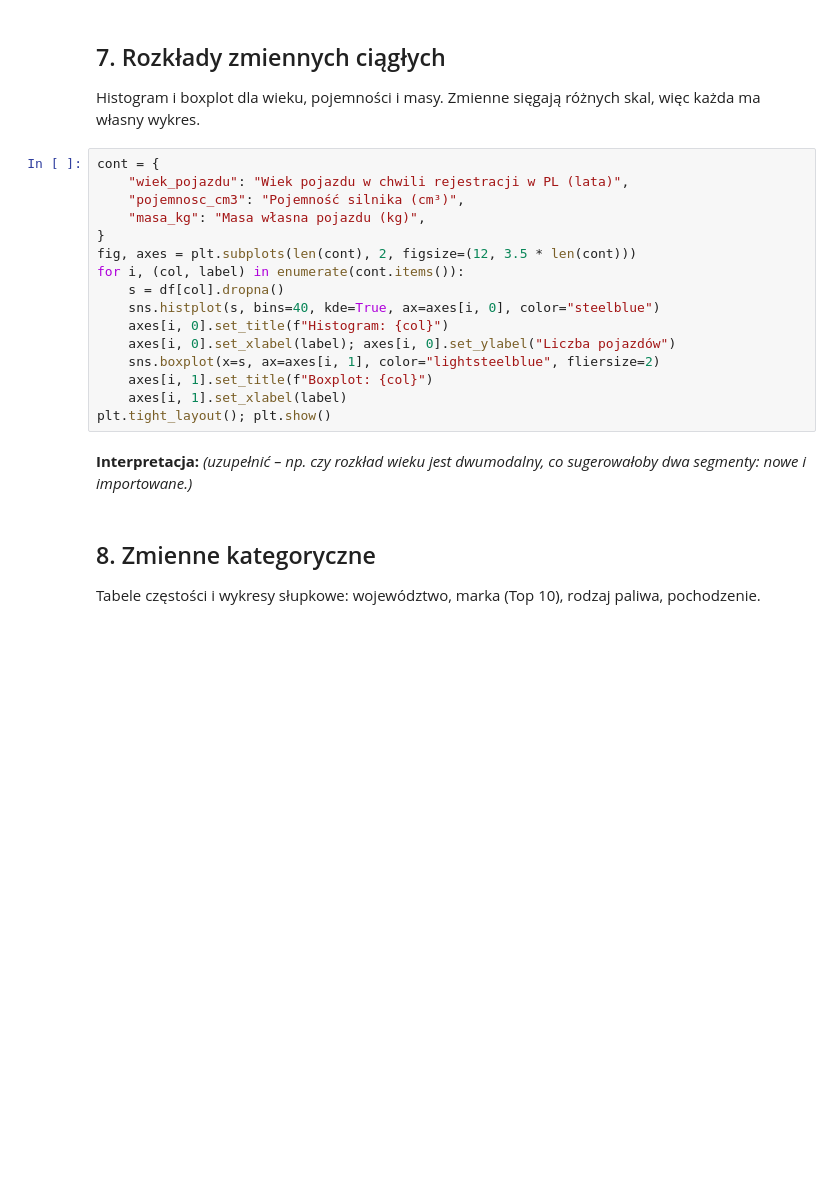
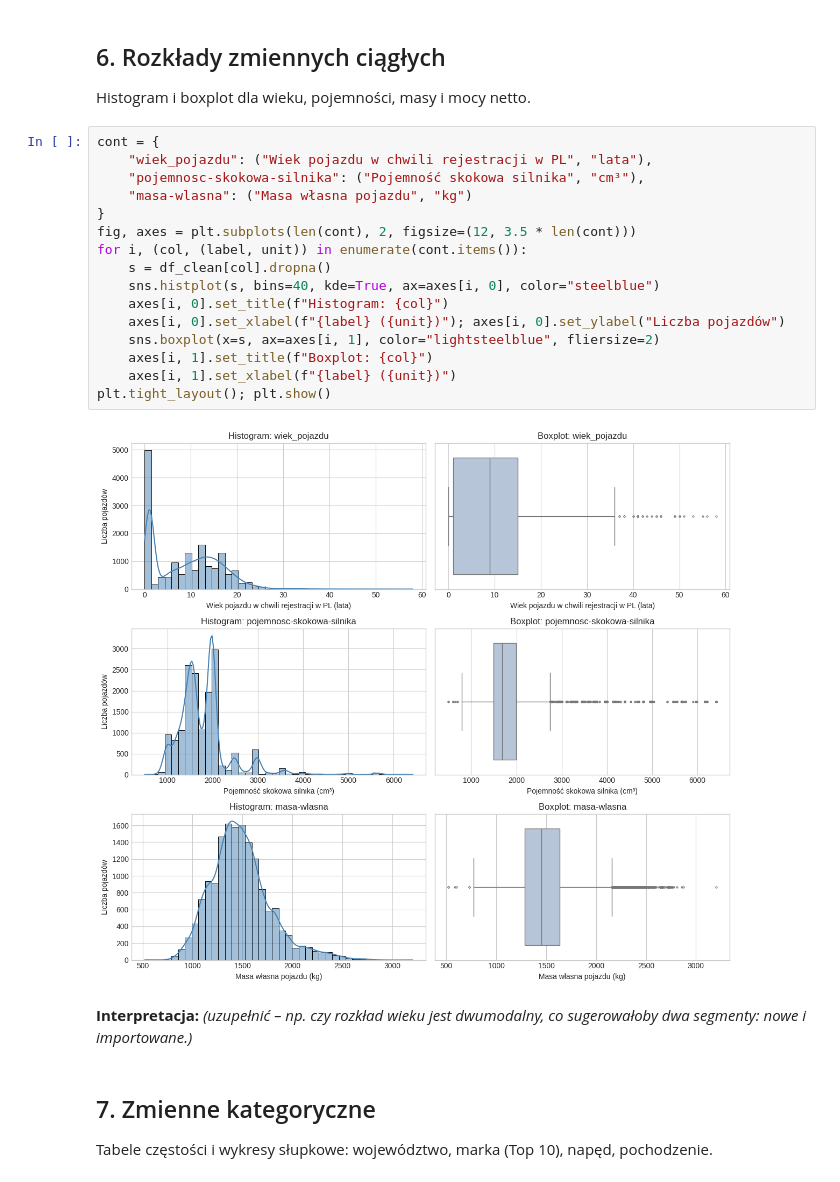
Before and after one commit to Mikelletto/spare-parts-reliability, a Jupyter notebook: notebooks/eda.ipynb, the cells around one changed output. Drawn from its saved outputs; the diff is of its cells as text; blank space fills up the shorter version.

```diff
--- a/notebooks/eda.ipynb
+++ b/notebooks/eda.ipynb
@@ -153,25 +307,27 @@ display(df[["pojemnosc_cm3", "masa_kg", "co2_g_km", "wiek_pojazdu"]].describe().
 # %% [markdown]
-## 7. Rozkłady zmiennych ciągłych
-Histogram i boxplot dla wieku, pojemności i masy. Zmienne sięgają różnych skal, więc każda ma własny wykres.
+## 6. Rozkłady zmiennych ciągłych
+Histogram i boxplot dla wieku, pojemności, masy i mocy netto.
 # %%
 cont = {
-    "wiek_pojazdu": "Wiek pojazdu w chwili rejestracji w PL (lata)",
-    "pojemnosc_cm3": "Pojemność silnika (cm³)",
-    "masa_kg": "Masa własna pojazdu (kg)",
+    "wiek_pojazdu": ("Wiek pojazdu w chwili rejestracji w PL", "lata"),
+    "pojemnosc-skokowa-silnika": ("Pojemność skokowa silnika", "cm³"),
+    "masa-wlasna": ("Masa własna pojazdu", "kg")
 }
 fig, axes = plt.subplots(len(cont), 2, figsize=(12, 3.5 * len(cont)))
-for i, (col, label) in enumerate(cont.items()):
-    s = df[col].dropna()
+for i, (col, (label, unit)) in enumerate(cont.items()):
+    s = df_clean[col].dropna()
     sns.histplot(s, bins=40, kde=True, ax=axes[i, 0], color="steelblue")
     axes[i, 0].set_title(f"Histogram: {col}")
-    axes[i, 0].set_xlabel(label); axes[i, 0].set_ylabel("Liczba pojazdów")
+    axes[i, 0].set_xlabel(f"{label} ({unit})"); axes[i, 0].set_ylabel("Liczba pojazdów")
     sns.boxplot(x=s, ax=axes[i, 1], color="lightsteelblue", fliersize=2)
     axes[i, 1].set_title(f"Boxplot: {col}")
-    axes[i, 1].set_xlabel(label)
+    axes[i, 1].set_xlabel(f"{label} ({unit})")
 plt.tight_layout(); plt.show()
+# %% [output]
+[figure, added]
 # %% [markdown]
 **Interpretacja:** _(uzupełnić – np. czy rozkład wieku jest dwumodalny, co sugerowałoby dwa segmenty: nowe i importowane.)_
 # %% [markdown]
-## 8. Zmienne kategoryczne
-Tabele częstości i wykresy słupkowe: województwo, marka (Top 10), rodzaj paliwa, pochodzenie.
+## 7. Zmienne kategoryczne
+Tabele częstości i wykresy słupkowe: województwo, marka (Top 10), napęd, pochodzenie.
 # %%
```
Also changed, not shown: parts of 32 cells of this notebook.
